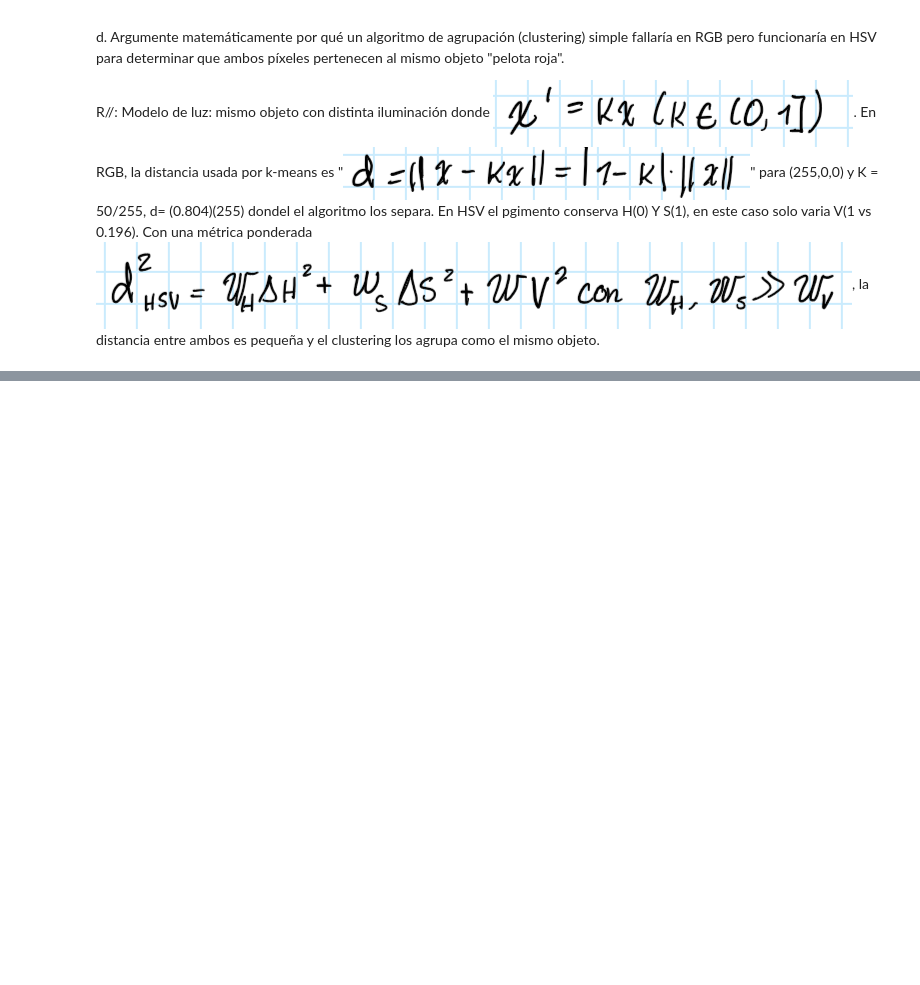
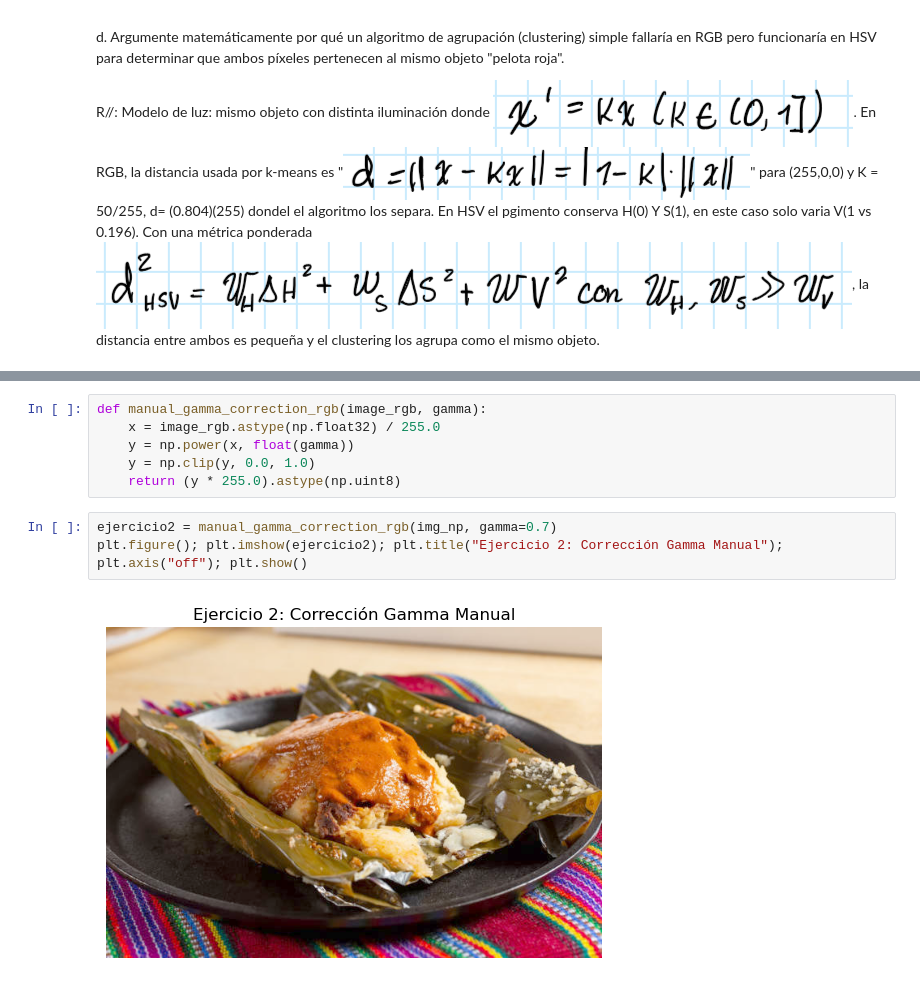
Before and after one commit to BrandonReyes0609/VP-H1, a Jupyter notebook: main.ipynb, the cells around one changed output, grey strips where cells are left out. Drawn from its saved outputs; the diff is of its cells as text; blank space fills up the shorter version.

```diff
--- a/main.ipynb
+++ b/main.ipynb
@@ -65,0 +114,11 @@ Considere cada uno de los siguientes escenarios y responda según corresponda:
+# %%
+def manual_gamma_correction_rgb(image_rgb, gamma):
+    x = image_rgb.astype(np.float32) / 255.0
+    y = np.power(x, float(gamma))
+    y = np.clip(y, 0.0, 1.0)
+    return (y * 255.0).astype(np.uint8)
+# %%
+ejercicio2 = manual_gamma_correction_rgb(img_np, gamma=0.7)
+plt.figure(); plt.imshow(ejercicio2); plt.title("Ejercicio 2: Corrección Gamma Manual"); plt.axis("off"); plt.show()
+# %% [output]
+[figure, added]
```
Also changed, not shown: parts of 10 cells of this notebook, 2 other files.
